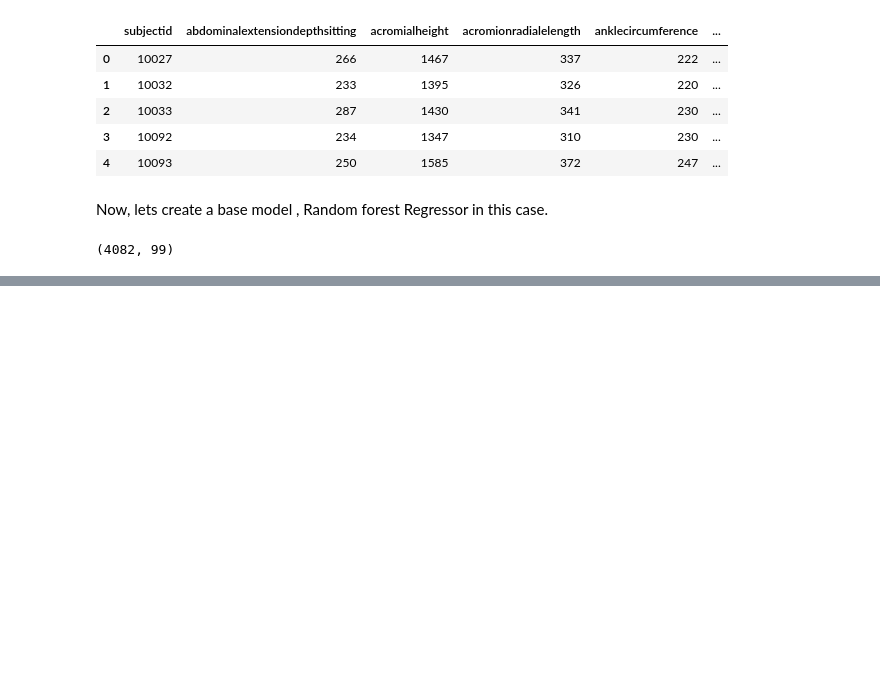
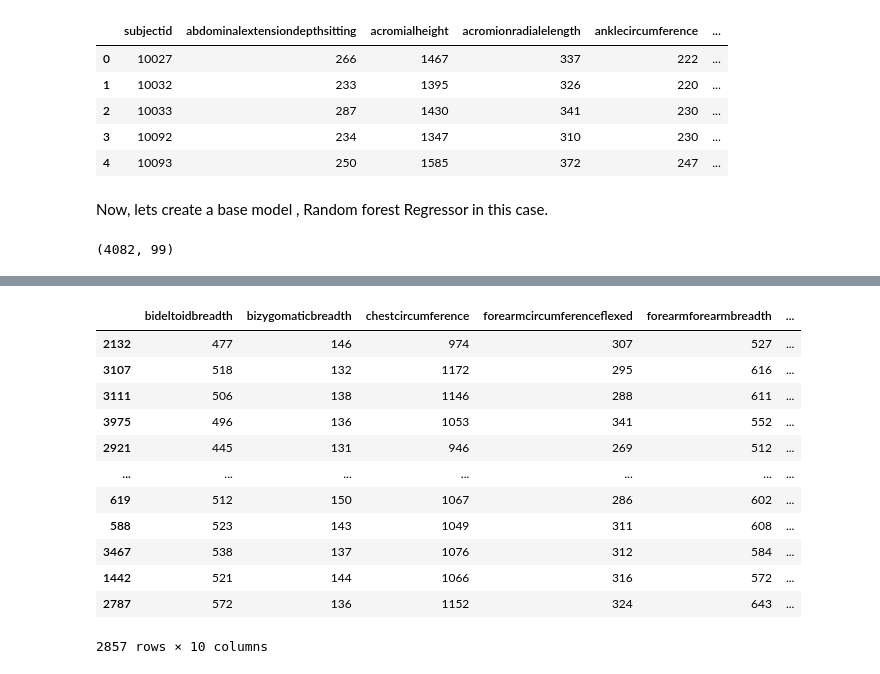
Before and after one commit to rohandawar/learningRFE, a Jupyter notebook: rfe-experiment-1.ipynb, the cells around one changed output, grey strips where cells are left out. Cells and saved outputs as stored; diff of their text form; code cells hidden in the pictures; blank space fills up the shorter version.

```diff
--- a/rfe-experiment-1.ipynb
+++ b/rfe-experiment-1.ipynb
@@ -130,0 +157,22 @@ forest.score(X_test_std, y_test)
+# %%
+#init RFE
+rfe = RFE(estimator = RandomForestRegressor(), n_features_to_select=10)
+
+#fit to the training data
+_ = rfe.fit(X_train_std, y_train)
+# %%
+X_train.loc[:,rfe.support_]
+# %% [output]
+|  | bideltoidbreadth | bizygomaticbreadth | chestcircumference | forearmcircumferenceflexed | forearmforearmbreadth | ... |
+| 2132 | 477 | 146 | 974 | 307 | 527 | ... |
+| 3107 | 518 | 132 | 1172 | 295 | 616 | ... |
+| 3111 | 506 | 138 | 1146 | 288 | 611 | ... |
+| 3975 | 496 | 136 | 1053 | 341 | 552 | ... |
+| 2921 | 445 | 131 | 946 | 269 | 512 | ... |
+| ... | ... | ... | ... | ... | ... | ... |
+| 619 | 512 | 150 | 1067 | 286 | 602 | ... |
+| 588 | 523 | 143 | 1049 | 311 | 608 | ... |
+| 3467 | 538 | 137 | 1076 | 312 | 584 | ... |
+| 1442 | 521 | 144 | 1066 | 316 | 572 | ... |
+| 2787 | 572 | 136 | 1152 | 324 | 643 | ... |
+2857 rows × 10 columns
```
Also changed, not shown: parts of 5 cells of this notebook.
